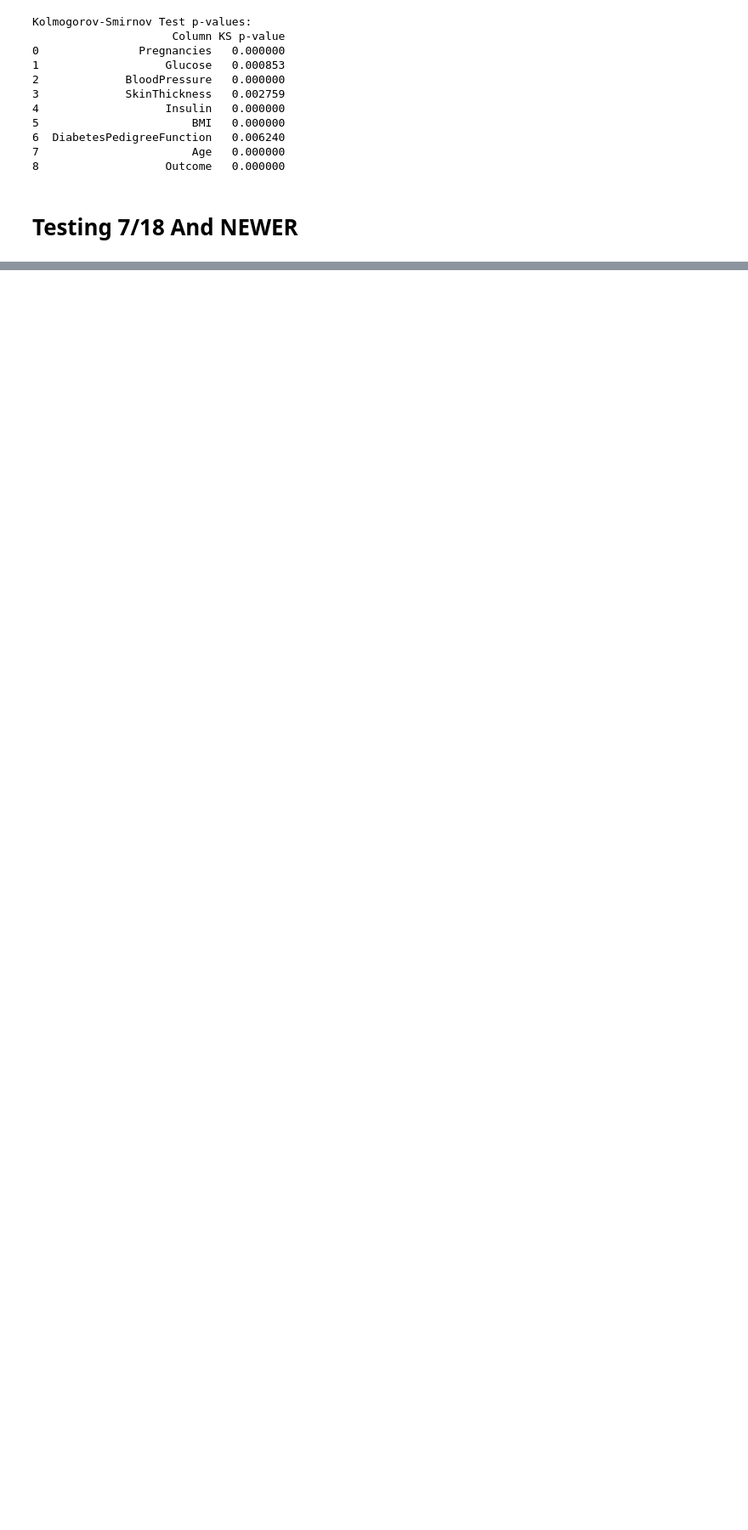
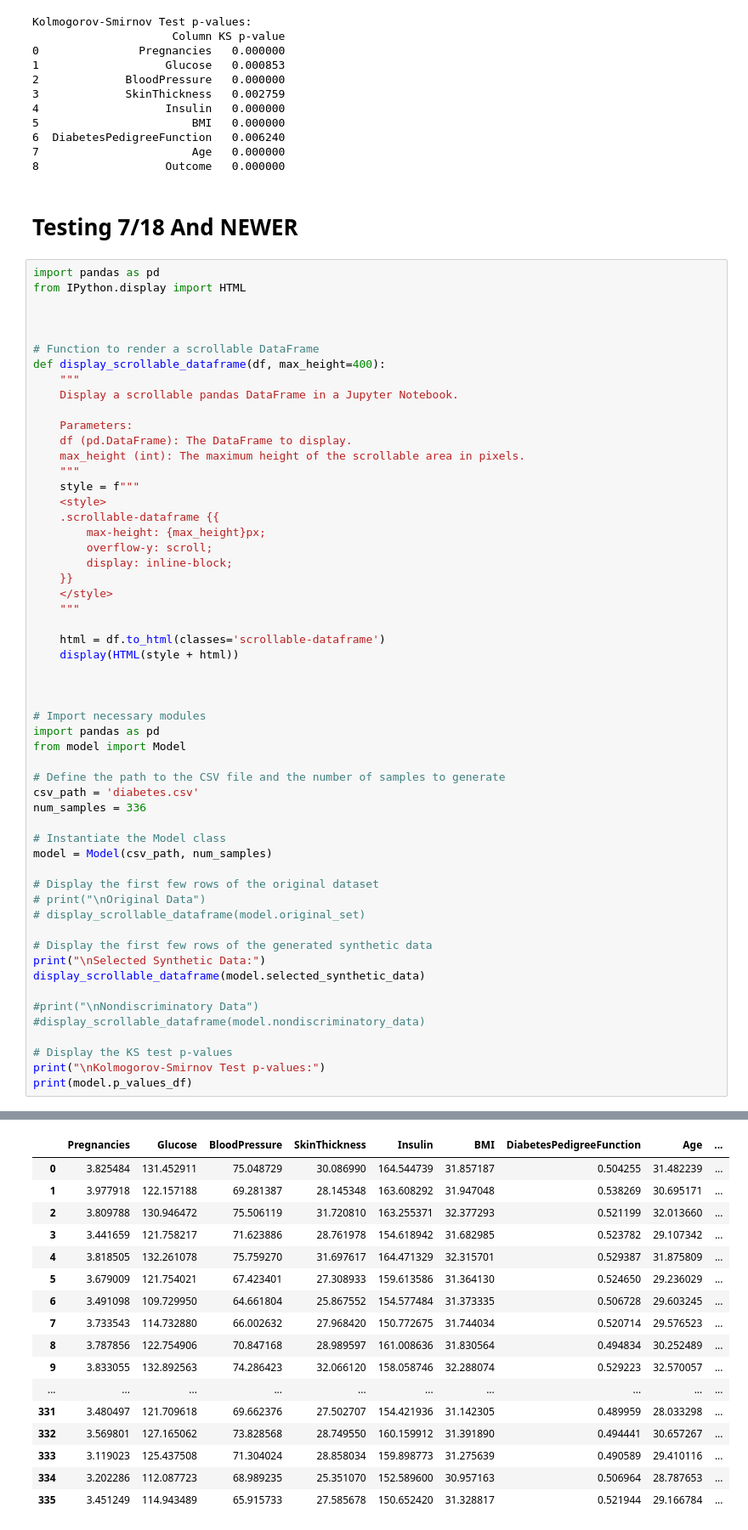
Before and after one commit to Chuchoruto/synth, a Jupyter notebook: testing.ipynb, the cells around one changed output, grey strips where cells are left out. Shown: that part at 85% size. Drawn from its saved outputs; the diff is of its cells as text; blank space fills up the shorter version.

```diff
--- a/testing.ipynb
+++ b/testing.ipynb
@@ -1002,3 +1002,59 @@ Kolmogorov-Smirnov Test p-values:
 8                   Outcome   0.000000
 # %% [markdown]
 # Testing 7/18 And NEWER
+# %%
+import pandas as pd
+from IPython.display import HTML
+
+
+
+# Function to render a scrollable DataFrame
+def display_scrollable_dataframe(df, max_height=400):
+    """
+    Display a scrollable pandas DataFrame in a Jupyter Notebook.
+
+    Parameters:
+    df (pd.DataFrame): The DataFrame to display.
+    max_height (int): The maximum height of the scrollable area in pixels.
+    """
+    style = f"""
+    <style>
+    .scrollable-dataframe {{
+        max-height: {max_height}px;
+        overflow-y: scroll;
+        display: inline-block;
+    }}
+    </style>
+    """
+
+    html = df.to_html(classes='scrollable-dataframe')
+    display(HTML(style + html))
+
+
+
+# Import necessary modules
+import pandas as pd
+from model import Model
+
+# Define the path to the CSV file and the number of samples to generate
+csv_path = 'diabetes.csv'
+num_samples = 336
+
+# Instantiate the Model class
+model = Model(csv_path, num_samples)
+
+# Display the first few rows of the original dataset
+# print("\nOriginal Data")
+# display_scrollable_dataframe(model.original_set)
+
+# Display the first few rows of the generated synthetic data
+print("\nSelected Synthetic Data:")
+display_scrollable_dataframe(model.selected_synthetic_data)
+
+#print("\nNondiscriminatory Data")
+#display_scrollable_dataframe(model.nondiscriminatory_data)
+
+# Display the KS test p-values
+print("\nKolmogorov-Smirnov Test p-values:")
+print(model.p_values_df)
+# %% [output]
@@ -1004,0 +1078,17 @@ Kolmogorov-Smirnov Test p-values:
+|  | Pregnancies | Glucose | BloodPressure | SkinThickness | Insulin | BMI | DiabetesPedigreeFunction | Age | ... |
+| 0 | 3.825484 | 131.452911 | 75.048729 | 30.086990 | 164.544739 | 31.857187 | 0.504255 | 31.482239 | ... |
+| 1 | 3.977918 | 122.157188 | 69.281387 | 28.145348 | 163.608292 | 31.947048 | 0.538269 | 30.695171 | ... |
+| 2 | 3.809788 | 130.946472 | 75.506119 | 31.720810 | 163.255371 | 32.377293 | 0.521199 | 32.013660 | ... |
+| 3 | 3.441659 | 121.758217 | 71.623886 | 28.761978 | 154.618942 | 31.682985 | 0.523782 | 29.107342 | ... |
+| 4 | 3.818505 | 132.261078 | 75.759270 | 31.697617 | 164.471329 | 32.315701 | 0.529387 | 31.875809 | ... |
+| 5 | 3.679009 | 121.754021 | 67.423401 | 27.308933 | 159.613586 | 31.364130 | 0.524650 | 29.236029 | ... |
+| 6 | 3.491098 | 109.729950 | 64.661804 | 25.867552 | 154.577484 | 31.373335 | 0.506728 | 29.603245 | ... |
+| 7 | 3.733543 | 114.732880 | 66.002632 | 27.968420 | 150.772675 | 31.744034 | 0.520714 | 29.576523 | ... |
+| 8 | 3.787856 | 122.754906 | 70.847168 | 28.989597 | 161.008636 | 31.830564 | 0.494834 | 30.252489 | ... |
+| 9 | 3.833055 | 132.892563 | 74.286423 | 32.066120 | 158.058746 | 32.288074 | 0.529223 | 32.570057 | ... |
+| ... | ... | ... | ... | ... | ... | ... | ... | ... | ... |
+| 331 | 3.480497 | 121.709618 | 69.662376 | 27.502707 | 154.421936 | 31.142305 | 0.489959 | 28.033298 | ... |
+| 332 | 3.569801 | 127.165062 | 73.828568 | 28.749550 | 160.159912 | 31.391890 | 0.494441 | 30.657267 | ... |
+| 333 | 3.119023 | 125.437508 | 71.304024 | 28.858034 | 159.898773 | 31.275639 | 0.490589 | 29.410116 | ... |
+| 334 | 3.202286 | 112.087723 | 68.989235 | 25.351070 | 152.589600 | 30.957163 | 0.506964 | 28.787653 | ... |
+| 335 | 3.451249 | 114.943489 | 65.915733 | 27.585678 | 150.652420 | 31.328817 | 0.521944 | 29.166784 | ... |
```
Also changed, not shown: parts of 1 cell of this notebook, 3 other files.
